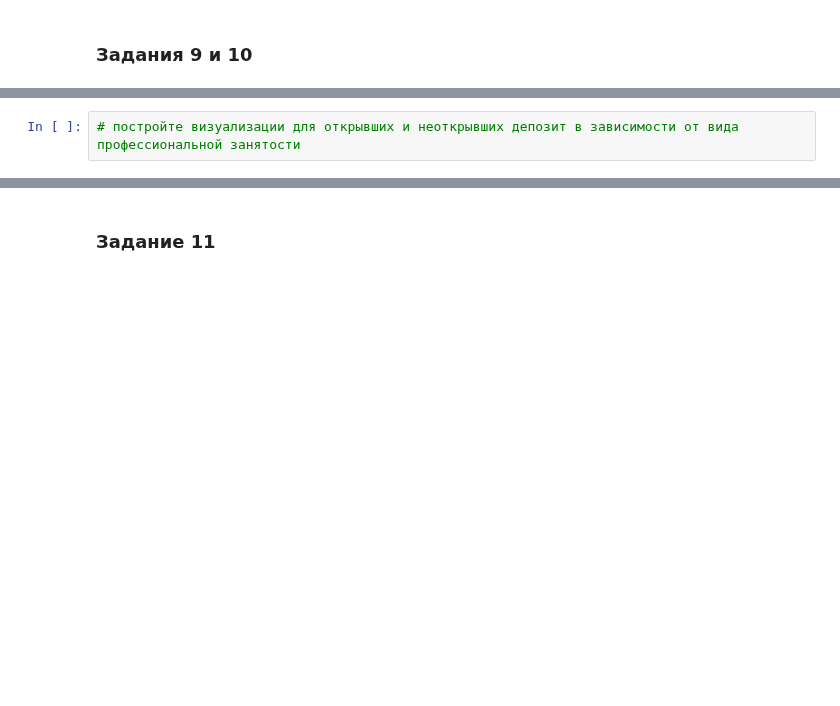
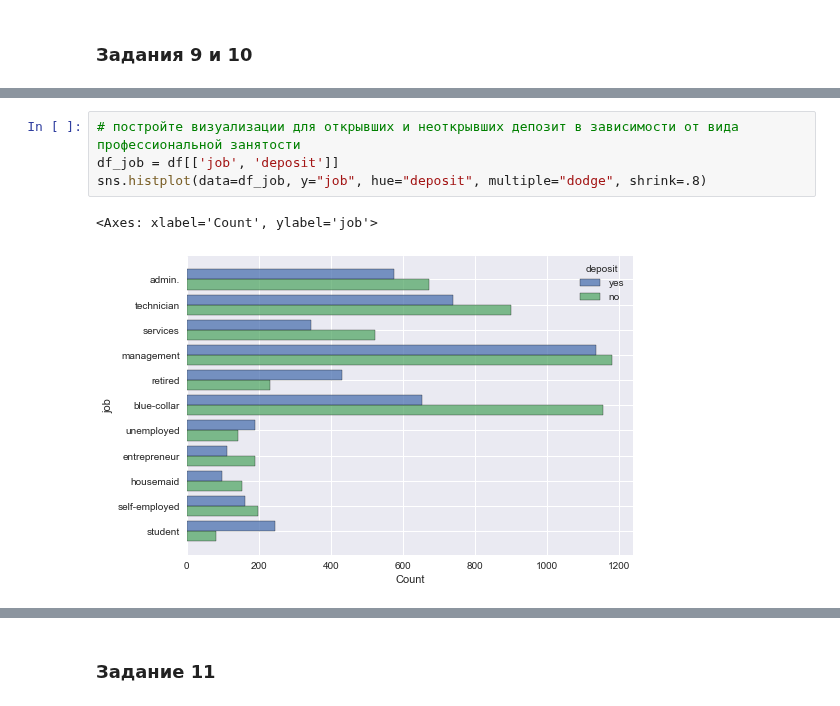
Before and after one commit to DmitriySky47/sf_data_science, a Jupyter notebook: project_4/Project_4_ML.ipynb, the cells around one changed output, grey strips where cells are left out. Cells and saved outputs as stored; diff of their text form; blank space fills up the shorter version.

```diff
--- a/project_4/Project_4_ML.ipynb
+++ b/project_4/Project_4_ML.ipynb
@@ -436,2 +372,7 @@ Text(0.5, 1.0, 'Категория 60+')
 # %%
 # постройте визуализации для открывших и неоткрывших депозит в зависимости от вида профессиональной занятости
+df_job = df[['job', 'deposit']]
+sns.histplot(data=df_job, y="job", hue="deposit", multiple="dodge", shrink=.8)
+# %% [output]
+<Axes: xlabel='Count', ylabel='job'>
+[figure, added]
```
Also changed, not shown: parts of 38 cells of this notebook, 1 other file.
